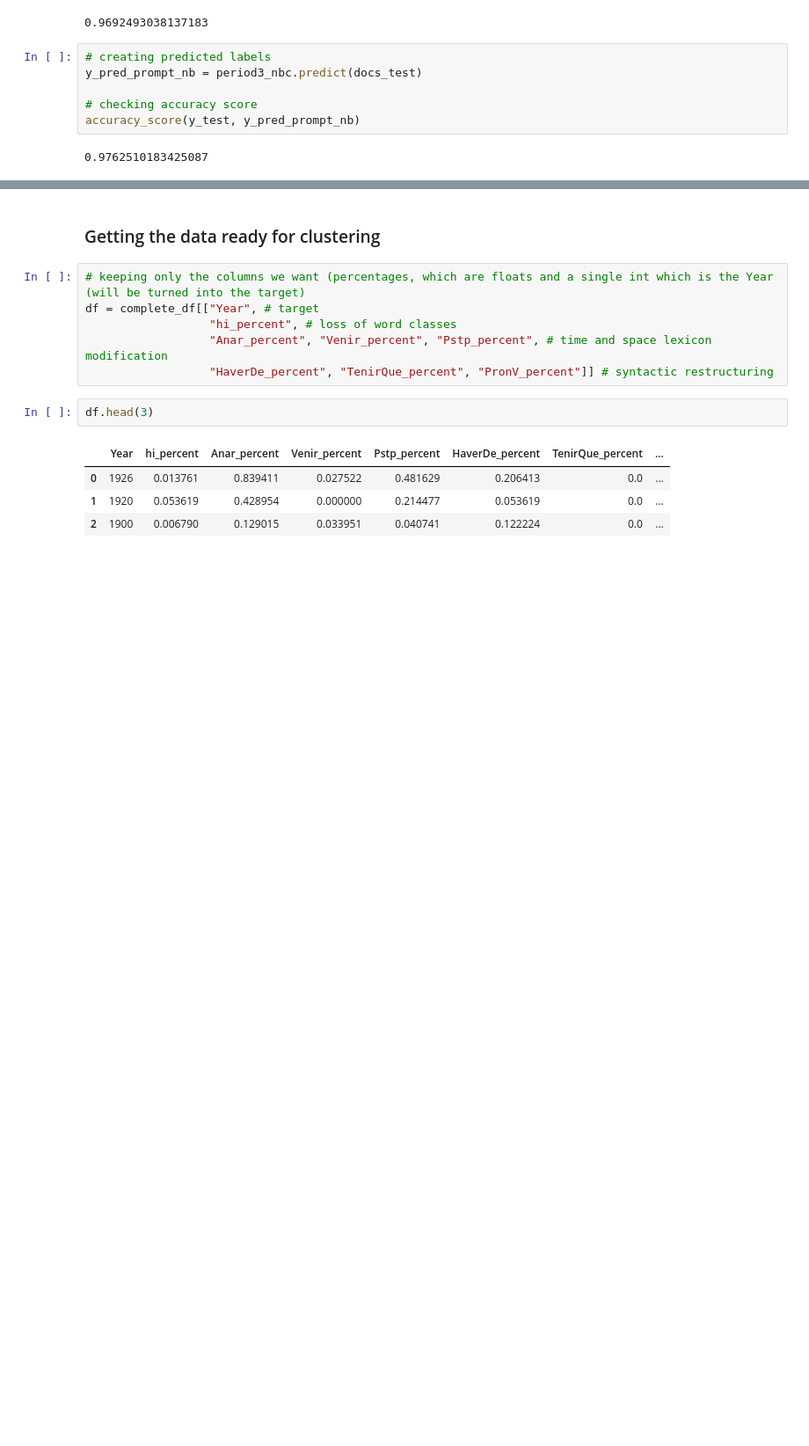
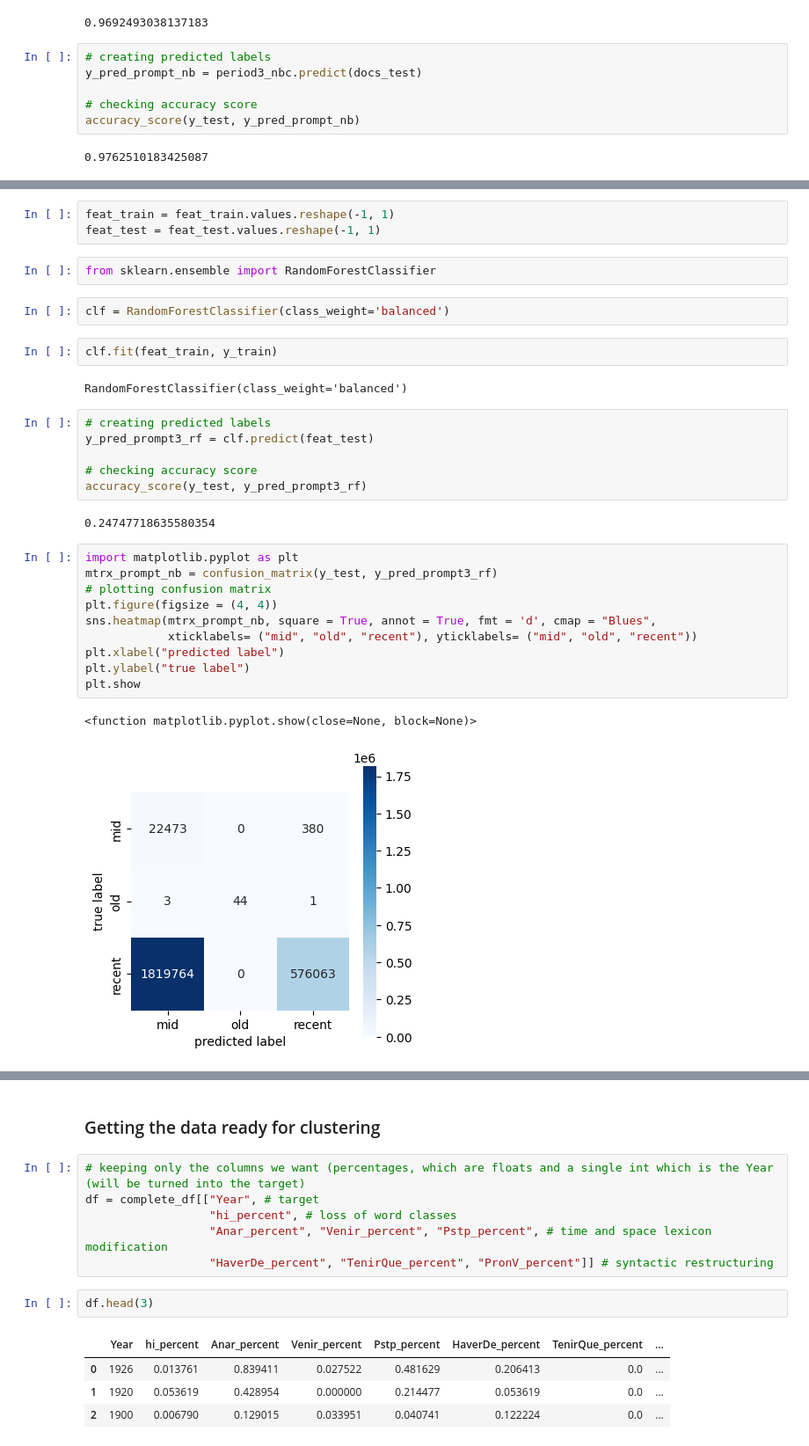
Before and after one commit to Data-Science-for-Linguists-2025/Linguistic-Markers-Catalan-Substitution, a Jupyter notebook: Analysis-2-TextLevel.ipynb, the cells around one changed output, grey strips where cells are left out. Shown at 88% size. Drawn from its saved outputs; the diff is of its cells as text; blank space fills up the shorter version.

Commit message:
random forest error

```diff
--- a/Analysis-2-TextLevel.ipynb
+++ b/Analysis-2-TextLevel.ipynb
@@ -375,0 +405,32 @@ Index(['Year', 'Line_id', 'Text', 'Text_len', 'toks', 'Len_toks', 'toks_low',
+# %%
+feat_train = feat_train.values.reshape(-1, 1)
+feat_test = feat_test.values.reshape(-1, 1)
+# %%
+from sklearn.ensemble import RandomForestClassifier
+# %%
+clf = RandomForestClassifier(class_weight='balanced')
+# %%
+clf.fit(feat_train, y_train)
+# %% [output]
+RandomForestClassifier(class_weight='balanced')
+# %%
+# creating predicted labels
+y_pred_prompt3_rf = clf.predict(feat_test)
+
+# checking accuracy score
+accuracy_score(y_test, y_pred_prompt3_rf)
+# %% [output]
+0.24747718635580354
+# %%
+import matplotlib.pyplot as plt
+mtrx_prompt_nb = confusion_matrix(y_test, y_pred_prompt3_rf)
+# plotting confusion matrix
+plt.figure(figsize = (4, 4))
+sns.heatmap(mtrx_prompt_nb, square = True, annot = True, fmt = 'd', cmap = "Blues",
+            xticklabels= ("mid", "old", "recent"), yticklabels= ("mid", "old", "recent"))
+plt.xlabel("predicted label")
+plt.ylabel("true label")
+plt.show
+# %% [output]
+<function matplotlib.pyplot.show(close=None, block=None)>
+[figure, added]
```
Also changed, not shown: parts of 35 cells of this notebook.
